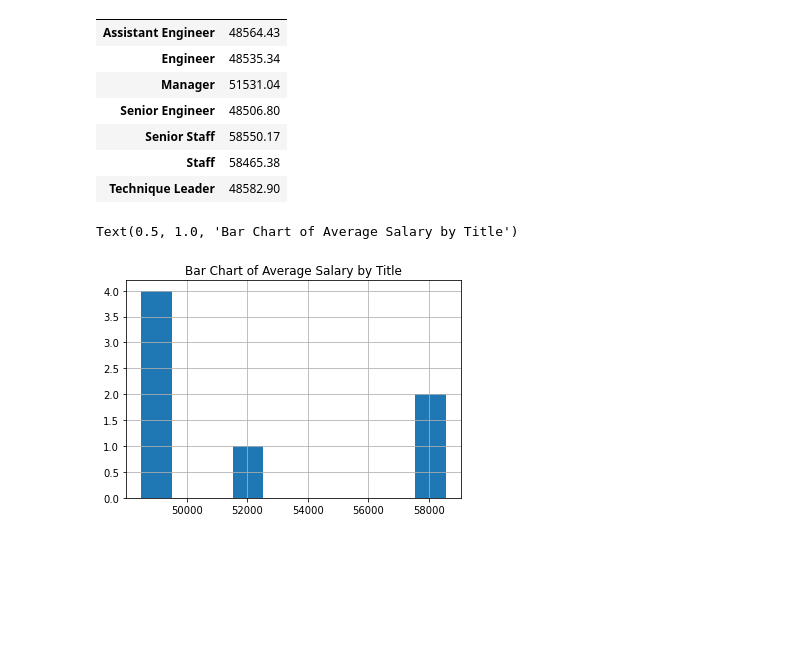
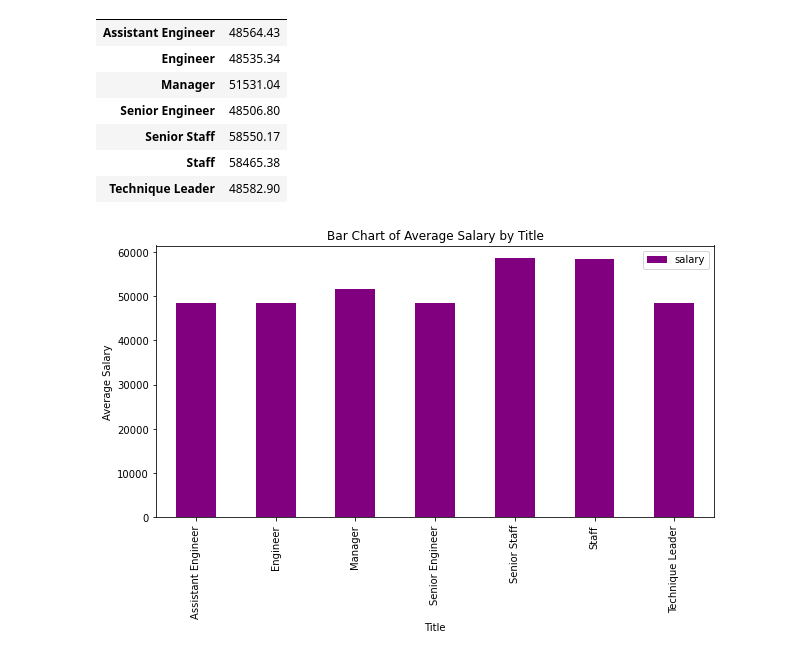
Before and after one commit to Shorleyshor/sql-challenge, a Jupyter notebook: EmployeeSQL/Untitled.ipynb, the cells around one changed output. Drawn from its saved outputs; the diff is of its cells as text; code cells hidden in the pictures; blank space fills up the shorter version.

```diff
--- a/EmployeeSQL/Untitled.ipynb
+++ b/EmployeeSQL/Untitled.ipynb
@@ -133,10 +148,13 @@ group
 | Staff | 58465.38 |
 | Technique Leader | 48582.90 |
 # %%
-group.hist(column='salary')
+# plot a bar chart using pandas
+group.plot(kind='bar',figsize=(10,5), color='purple')
 
 # set a title for the chart
 plt.title ("Bar Chart of Average Salary by Title")
+plt.xlabel("Title")
+plt.ylabel("Average Salary")
+plt.savefig("img/bar_chart.png")
 # %% [output]
-Text(0.5, 1.0, 'Bar Chart of Average Salary by Title')
-[figure, old version]
+[figure, new version]
```
Also changed, not shown: parts of 4 cells of this notebook, 2 other files.
